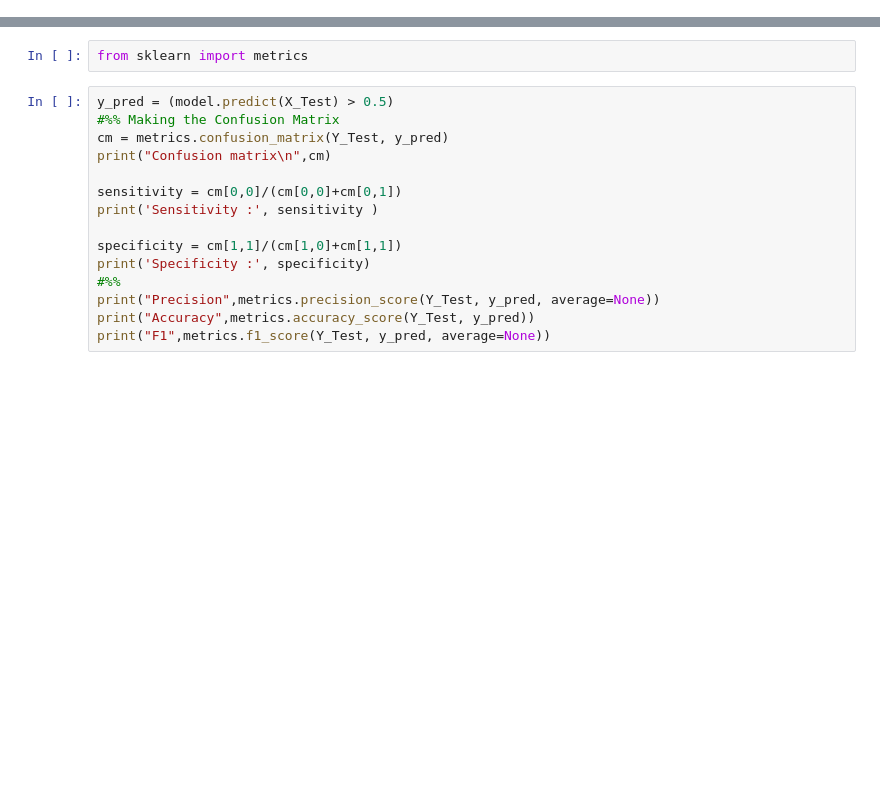
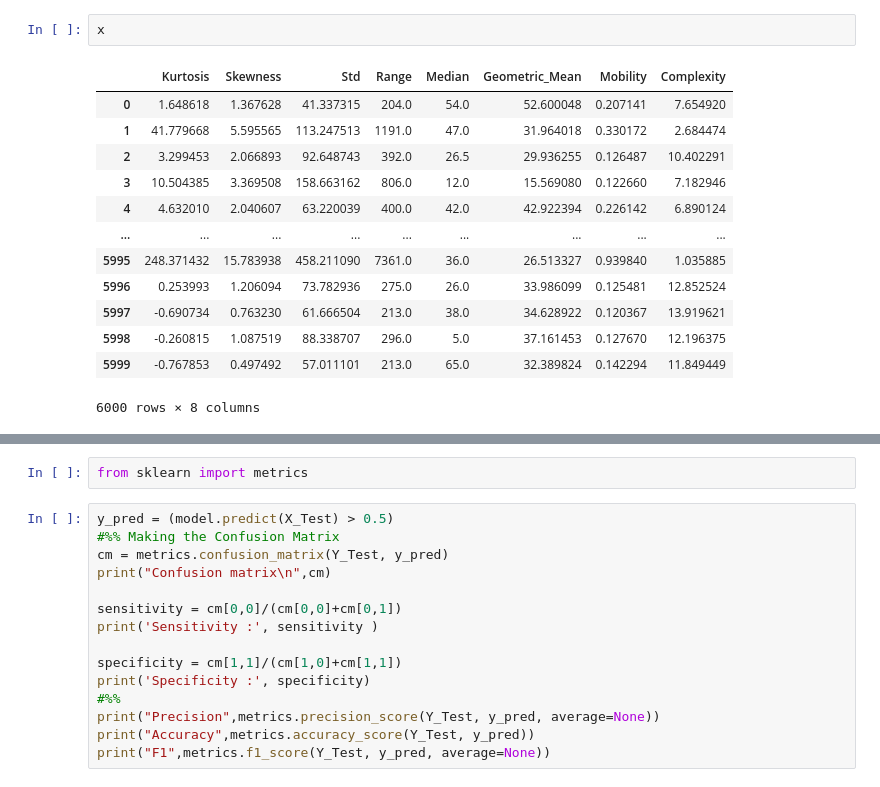
Before and after one commit to intentodemusico/StegianV2, a Jupyter notebook: Python/Modelling/scripts/ANN_Miranda.ipynb, the cells around one changed output, grey strips where cells are left out. Cells and saved outputs as stored; diff of their text form; blank space fills up the shorter version.

```diff
--- a/Python/Modelling/scripts/ANN_Miranda.ipynb
+++ b/Python/Modelling/scripts/ANN_Miranda.ipynb
@@ -30,0 +139,16 @@ Y_Test = testDataset.iloc[:, -2].values
+# %%
+x
+# %% [output]
+|  | Kurtosis | Skewness | Std | Range | Median | Geometric_Mean | Mobility | Complexity |
+| 0 | 1.648618 | 1.367628 | 41.337315 | 204.0 | 54.0 | 52.600048 | 0.207141 | 7.654920 |
+| 1 | 41.779668 | 5.595565 | 113.247513 | 1191.0 | 47.0 | 31.964018 | 0.330172 | 2.684474 |
+| 2 | 3.299453 | 2.066893 | 92.648743 | 392.0 | 26.5 | 29.936255 | 0.126487 | 10.402291 |
+| 3 | 10.504385 | 3.369508 | 158.663162 | 806.0 | 12.0 | 15.569080 | 0.122660 | 7.182946 |
+| 4 | 4.632010 | 2.040607 | 63.220039 | 400.0 | 42.0 | 42.922394 | 0.226142 | 6.890124 |
+| ... | ... | ... | ... | ... | ... | ... | ... | ... |
+| 5995 | 248.371432 | 15.783938 | 458.211090 | 7361.0 | 36.0 | 26.513327 | 0.939840 | 1.035885 |
+| 5996 | 0.253993 | 1.206094 | 73.782936 | 275.0 | 26.0 | 33.986099 | 0.125481 | 12.852524 |
+| 5997 | -0.690734 | 0.763230 | 61.666504 | 213.0 | 38.0 | 34.628922 | 0.120367 | 13.919621 |
+| 5998 | -0.260815 | 1.087519 | 88.338707 | 296.0 | 5.0 | 37.161453 | 0.127670 | 12.196375 |
+| 5999 | -0.767853 | 0.497492 | 57.011101 | 213.0 | 65.0 | 32.389824 | 0.142294 | 11.849449 |
+6000 rows × 8 columns
```
Also changed, not shown: parts of 28 cells of this notebook, 5 other files.
